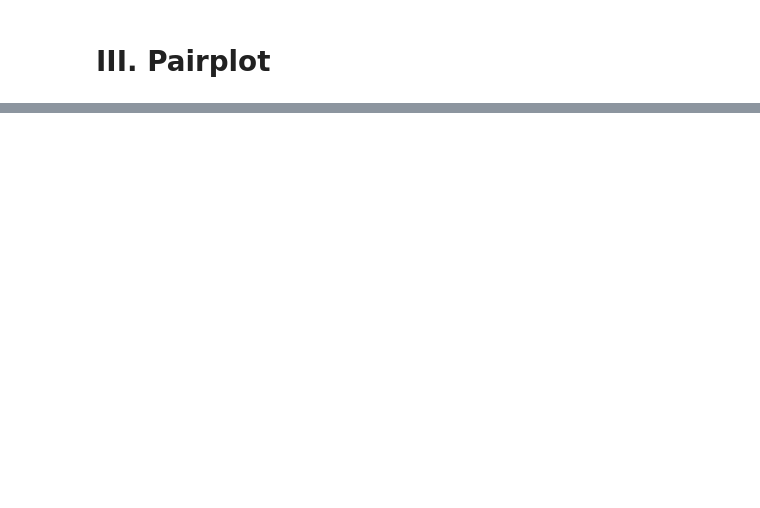
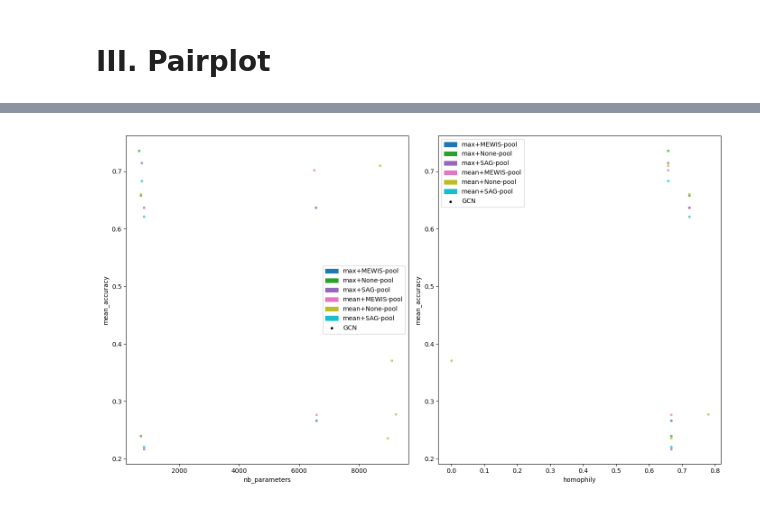
Before and after one commit to AntoineTSP/ML_research_seminar, a Jupyter notebook: Visualisation/Resultats_graphiques_GNN.ipynb, the cells around one changed output, grey strips where cells are left out. Drawn from its saved outputs; the diff is of its cells as text; code cells hidden in the pictures; blank space fills up the shorter version.

```diff
--- a/Visualisation/Resultats_graphiques_GNN.ipynb
+++ b/Visualisation/Resultats_graphiques_GNN.ipynb
@@ -74,0 +106,10 @@ pairplot_from_dict(list_dict, [('max_epochs','patience'),('lr','patience'),('max
+# %%
+pairplot_from_dict(list_dict,
+                   [('nb_parameters','mean_accuracy'),
+                    ('homophily','mean_accuracy')],
+                    (1,2),
+                    figsize=(14,8),
+                    alpha=0.6,
+                    s=40)
+# %% [output]
+[figure, added]
```
Also changed, not shown: parts of 13 cells of this notebook, 3 other files.
